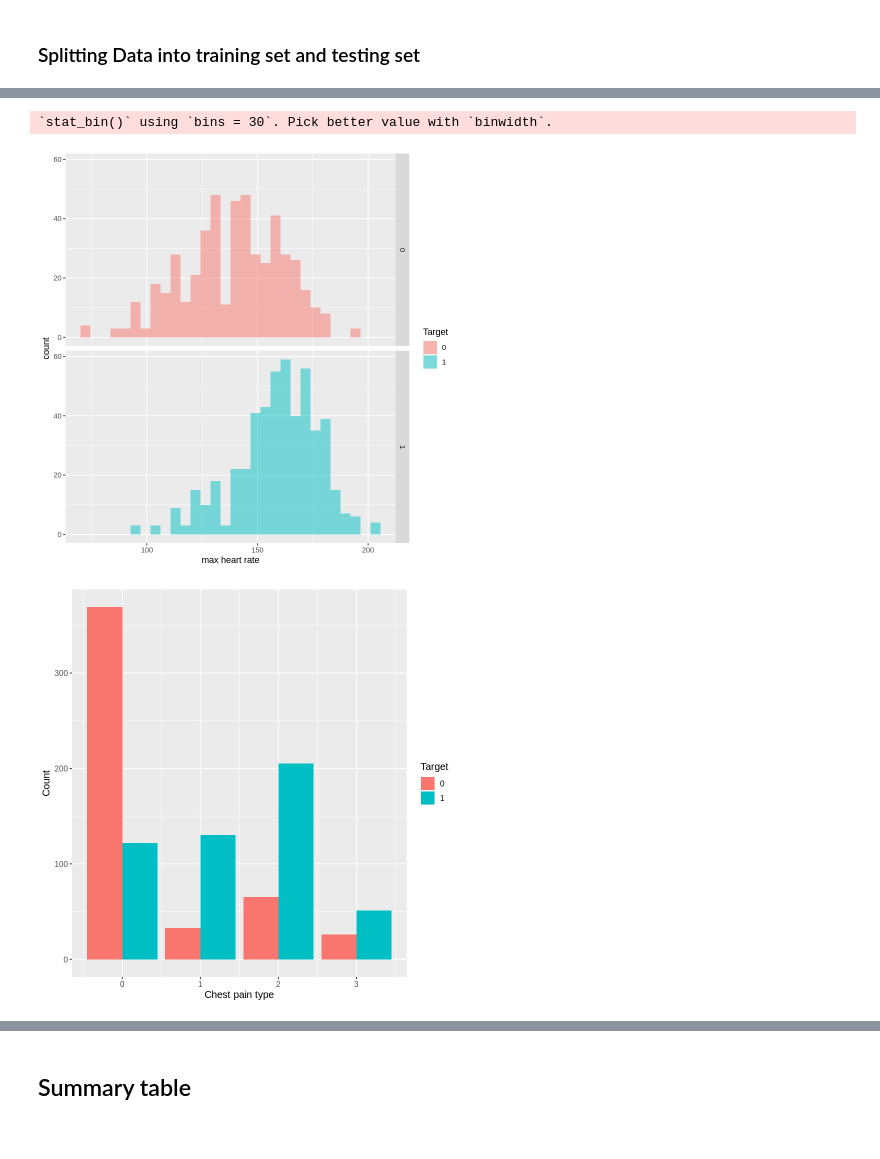
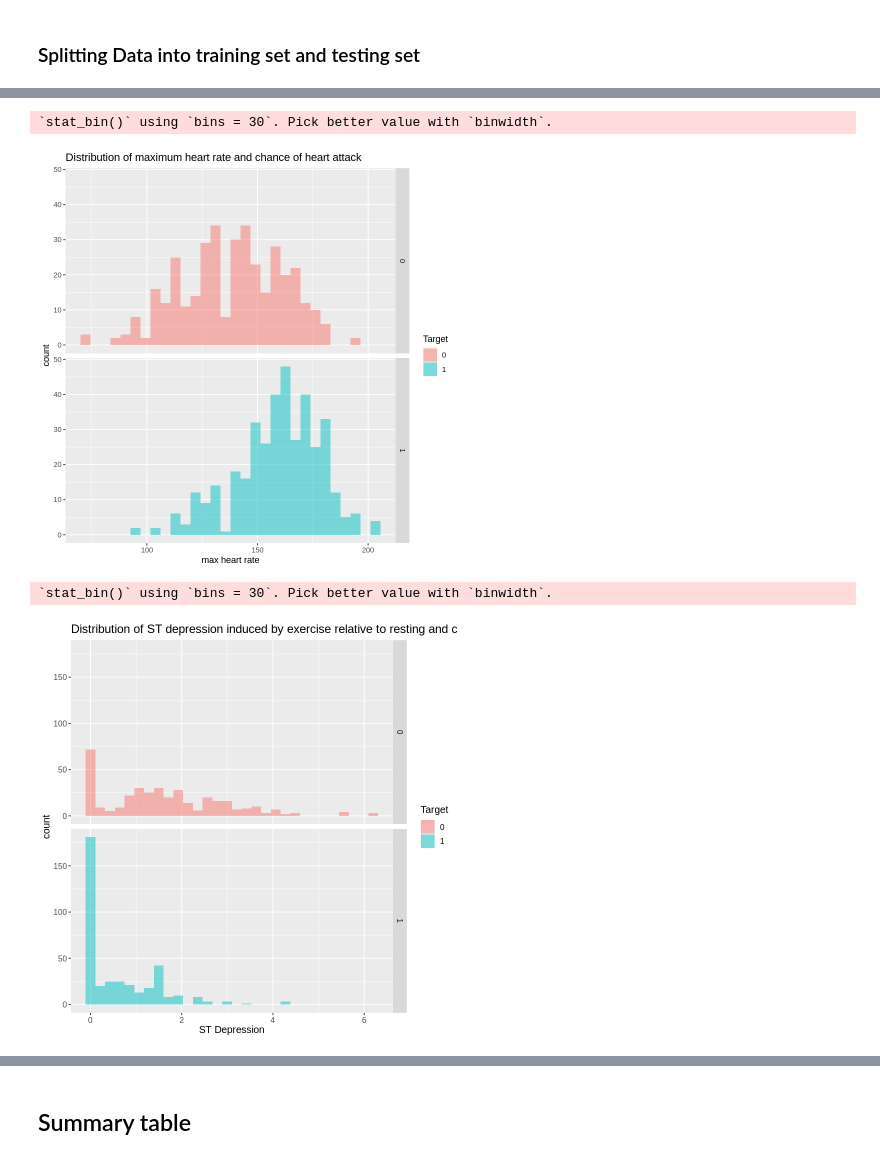
Before and after one commit to carriexu26/DSCI-Group-Project, a Jupyter notebook: heart_disease.ipynb, the cells around one changed output, grey strips where cells are left out. Saved outputs shown, nothing was run; the diff lists cells and outputs as text; code cells hidden in the pictures.

Commit message:
adjusted graphs and summary table

```diff
--- a/heart_disease.ipynb
+++ b/heart_disease.ipynb
@@ -94,9 +76,10 @@ library(tidymodels)
 # %% [markdown]
 ## Preliminary exploratory data analysis:
 # %%
-heart_data <- read_csv("heart.csv")|> mutate(target = as_factor(target),exang = as_factor(exang),fbs = as_factor(fbs),sex = as_factor(sex))
+heart_data <- read_csv("heart.csv")|>
+    mutate(target = as_factor(target),exang = as_factor(exang),fbs = as_factor(fbs),sex = as_factor(sex))
 heart_data <- heart_data[!(heart_data$thal==0 | heart_data$ca==4),]
-heart_data
+head(heart_data, 10)
 # %% [output]
 Rows: 1025 Columns: 14
 ── Column specification ────────────────────────────────────────────────────────
@@ -166,16 +158,21 @@ chol_plot
 # %%
-thalach_plot <- ggplot(heart_train, aes(x = thalach, fill = as_factor(target))) + geom_histogram(alpha = 0.5, position = "identity") + facet_grid(rows = vars(target)) + labs(x = "max heart rate",fill = "Target")
+thalach_plot <- ggplot(heart_train, aes(x = thalach, fill = target)) +
+    geom_histogram(alpha = 0.5, position = "identity") +
+    facet_grid(rows = vars(target)) +
+    labs(x = "max heart rate", fill = "Target") +
+    ggtitle("Distribution of maximum heart rate and chance of heart attack")
 thalach_plot
 # %% [output]
 `stat_bin()` using `bins = 30`. Pick better value with `binwidth`.
-[figure, old version]
+[figure, new version]
 # %%
-cp_plot <- ggplot(heart_train,
-                      aes(x = cp,
-                          fill = target)) +
-  geom_bar(position = "dodge") +
-  labs(x = "Chest pain type", y = "Count",  fill = "Target") +
-  theme(text = element_text(size = 12))
-cp_plot
+oldpeak_plot <- ggplot(heart_train, aes(x = oldpeak, fill = target)) +
+    geom_histogram(alpha = 0.5, position = "identity") +
+    facet_grid(rows = vars(target)) +
+    labs(x = "ST Depression", fill = "Target") +
+    ggtitle("Distribution of ST depression induced by exercise relative to resting and chance of heart attack") +
+    theme(text = element_text(size = 12))
+oldpeak_plot
 # %% [output]
+`stat_bin()` using `bins = 30`. Pick better value with `binwidth`.
-[figure, old version]
+[figure, new version]
```
Also changed, not shown: parts of 16 cells of this notebook.
